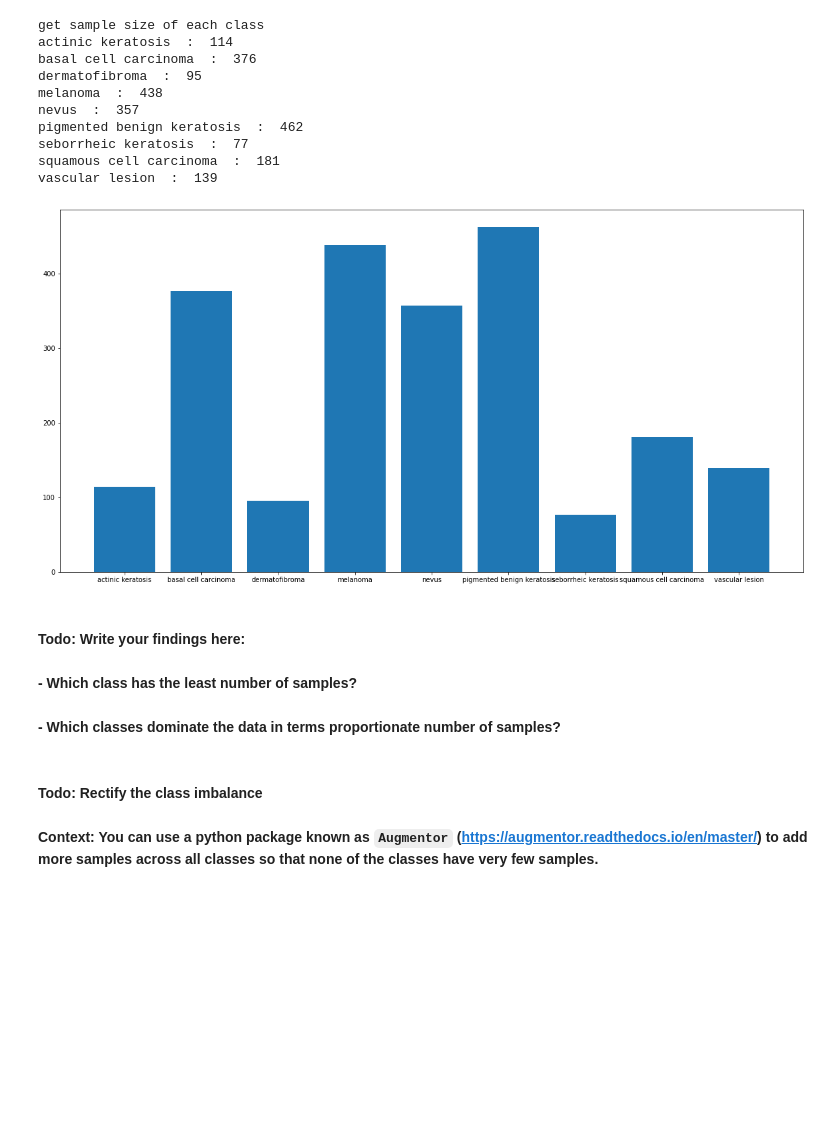
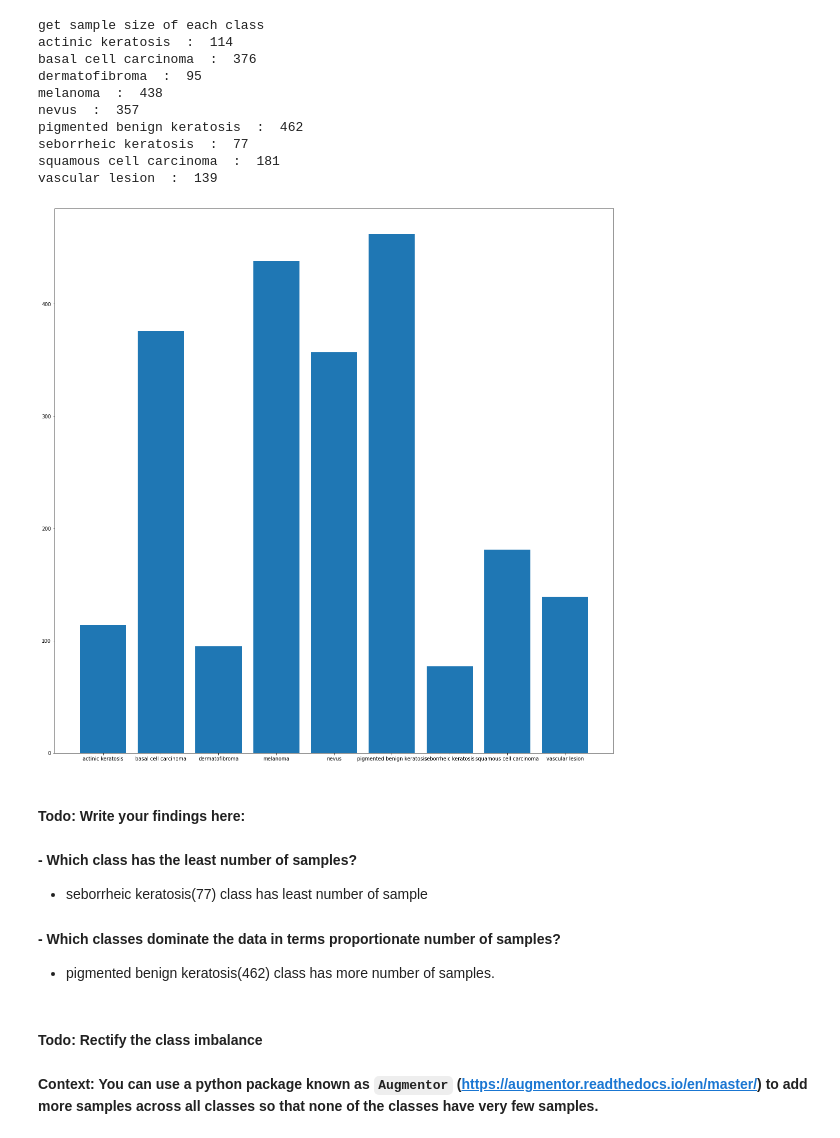
Before and after one commit to yalagamsrinivas/Melanoma-Detection-Assignment, a Jupyter notebook: Starter_code_Assignment_CNN_Skin_Cancer.ipynb, the cells around one changed output. Saved outputs shown, nothing was run; the diff lists cells and outputs as text; code cells hidden in the pictures; blank space fills up the shorter version.

```diff
--- a/Starter_code_Assignment_CNN_Skin_Cancer.ipynb
+++ b/Starter_code_Assignment_CNN_Skin_Cancer.ipynb
@@ -94,7 +121,9 @@ train_ds = tf.keras.preprocessing.image_dataset_from_directory(
     batch_size=batch_size,
     image_size=(img_height,img_width),
     shuffle=True,
-    seed=seed
+    seed=seed,
+    validation_split = 0.2,
+    subset="training"
 )
 # %% [output]
 Found 2239 files belonging to 9 classes.
@@ -100,0 +131,13 @@ Found 2239 files belonging to 9 classes.
+# %%
+## Write your validation dataset here
+## Note use seed=123 while creating your dataset using tf.keras.preprocessing.image_dataset_from_directory
+## Note, make sure your resize your images to the size img_height*img_width, while writting the dataset
+val_ds = tf.keras.preprocessing.image_dataset_from_directory(
+    data_dir_train,
+    batch_size=batch_size,
+    image_size=(img_height, img_width),
+    shuffle=True,
+    seed=seed,
+    validation_split = 0.2,
+    subset="validation"
+)
@@ -497,17 +648,22 @@ vascular lesion  :  139
 # %%
 import matplotlib.pyplot as plt
 figure = plt.figure()
 figure.set_figwidth(20)
-figure.set_figheight(10)
+figure.set_figheight(20)
 plt.bar(range(len(dict_temp)), list(dict_temp.values()), align='center')
 plt.xticks(range(len(dict_temp)), list(dict_temp.keys()))
 plt.show()
 # %% [output]
-[figure, old version]
+[figure, new version]
 # %% [markdown]
 #### **Todo:** Write your findings here:
 #### - Which class has the least number of samples?
+
+- seborrheic keratosis(77) class has least number of sample
+
 #### - Which classes dominate the data in terms proportionate number of samples?
+
+- pigmented benign keratosis(462) class has more number of samples.
 # %% [markdown]
 #### **Todo:** Rectify the class imbalance
 #### **Context:** You can use a python package known as `Augmentor` (https://augmentor.readthedocs.io/en/master/) to add more samples across all classes so that none of the classes have very few samples.
```
Also changed, not shown: parts of 38 cells of this notebook.
